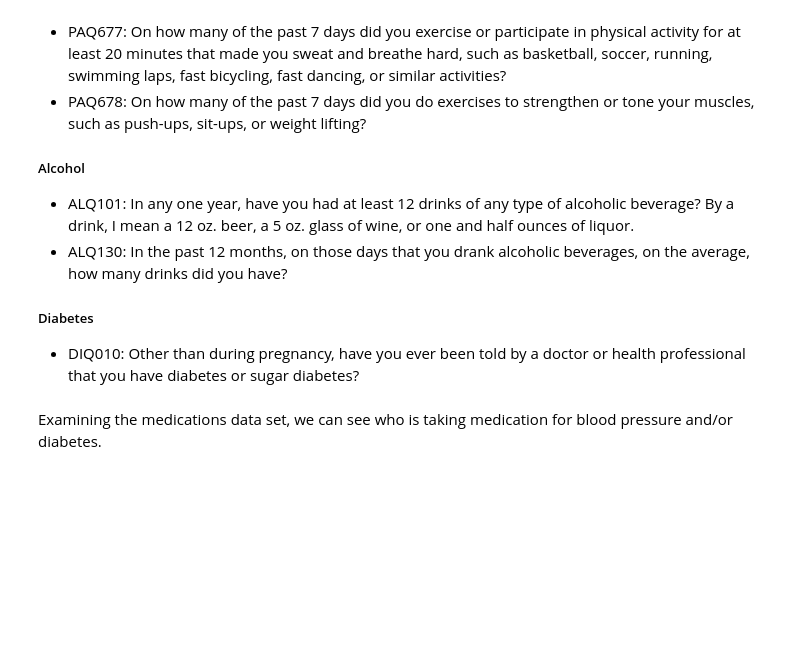
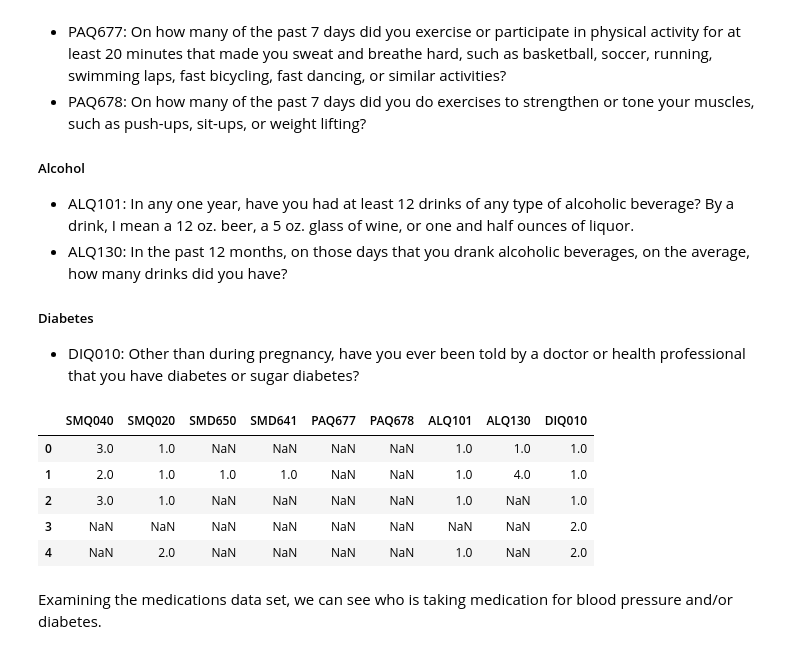
Before and after one commit to mccomackjp/blood-pressure-analysis-and-prediction, a Jupyter notebook: blood_pressure_analysis_and_prediction.ipynb, the cells around one changed output. Saved outputs shown, nothing was run; the diff lists cells and outputs as text; code cells hidden in the pictures; blank space fills up the shorter version.

```diff
--- a/blood_pressure_analysis_and_prediction.ipynb
+++ b/blood_pressure_analysis_and_prediction.ipynb
@@ -49,5 +62,8 @@ Our data set contains a total 1824 different columns, with overview of the colum
 References:
 * [1] [www.webmd.com](https://www.webmd.com/hypertension-high-blood-pressure/guide/blood-pressure-causes#1)
 * [2] [www.heart.org](http://www.heart.org/en/health-topics/high-blood-pressure/why-high-blood-pressure-is-a-silent-killer/know-your-risk-factors-for-high-blood-pressure)
+# %%
+# We will create a list to store all of our selected columns for convenience.
+selected_columns = [];
 # %% [markdown]
 From the demographic data set, we can use the survey participants' age and gender identified in columns DMDHRAGE and RIAGENDR defined in the detailed column description found [here](https://wwwn.cdc.gov/Nchs/Nhanes/Search/variablelist.aspx?Component=Demographics&CycleBeginYear=2013).
@@ -56,2 +70,4 @@ demographic_df.head()
 # %%
-demographic_df[['DMDHRAGE', 'RIAGENDR']].head()
+demographic_columns = ['DMDHRAGE', 'RIAGENDR']
+selected_columns += demographic_columns
+demographic_df[demographic_columns].head()
@@ -83,7 +115,16 @@ The [questionnaire](https://wwwn.cdc.gov/Nchs/Nhanes/Search/variablelist.aspx?Co
 ##### Diabetes
 * DIQ010: Other than during pregnancy, have you ever been told by a doctor or health professional that you have diabetes or sugar diabetes?
 # %%
-questionnaire_df[['SMQ040', 'SMQ020', 'SMD650', 'SMD641', 'PAQ677', 'PAQ678', 'ALQ101', 'ALQ130', 'DIQ010']].head()
+questionnaire_columns = ['SMQ040', 'SMQ020', 'SMD650', 'SMD641', 'PAQ677', 'PAQ678', 'ALQ101', 'ALQ130', 'DIQ010']
+selected_columns += questionnaire_columns
+questionnaire_df[questionnaire_columns].head()
+# %% [output]
+|  | SMQ040 | SMQ020 | SMD650 | SMD641 | PAQ677 | PAQ678 | ALQ101 | ALQ130 | DIQ010 |
+| 0 | 3.0 | 1.0 | NaN | NaN | NaN | NaN | 1.0 | 1.0 | 1.0 |
+| 1 | 2.0 | 1.0 | 1.0 | 1.0 | NaN | NaN | 1.0 | 4.0 | 1.0 |
+| 2 | 3.0 | 1.0 | NaN | NaN | NaN | NaN | 1.0 | NaN | 1.0 |
+| 3 | NaN | NaN | NaN | NaN | NaN | NaN | NaN | NaN | 2.0 |
+| 4 | NaN | 2.0 | NaN | NaN | NaN | NaN | 1.0 | NaN | 2.0 |
 # %% [markdown]
 Examining the medications data set, we can see who is taking medication for blood pressure and/or diabetes.
 # %%
```
Also changed, not shown: parts of 11 cells of this notebook.
